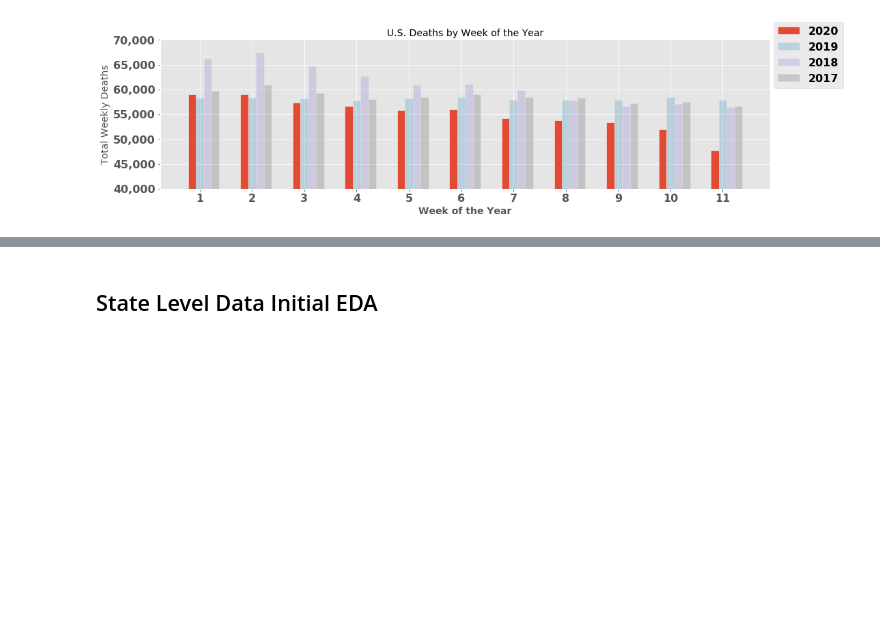
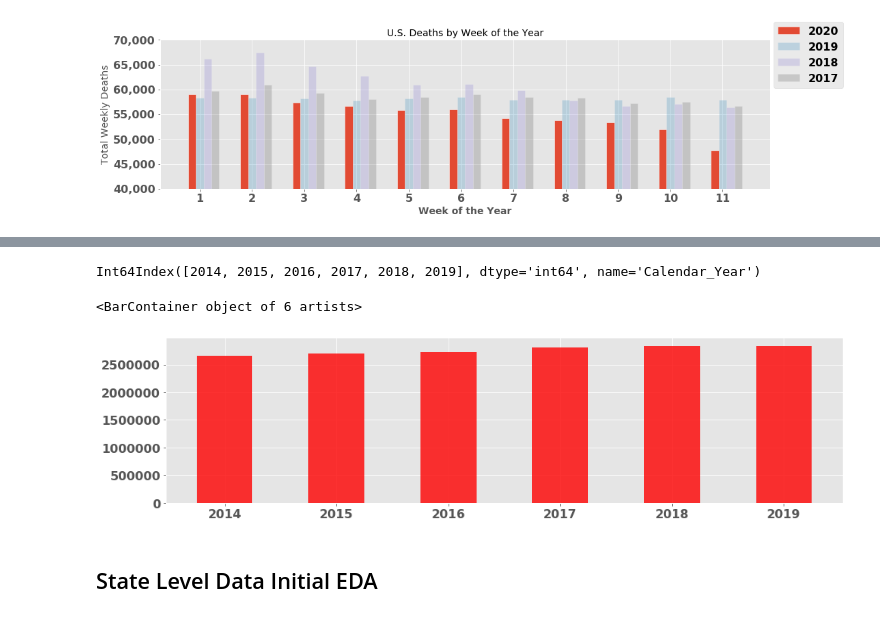
Before and after one commit to jdybuncio/usa-mortality-investigation, a Jupyter notebook: eda_file.ipynb, the cells around one changed output, grey strips where cells are left out. Drawn from its saved outputs; the diff is of its cells as text; code cells hidden in the pictures; blank space fills up the shorter version.

```diff
--- a/eda_file.ipynb
+++ b/eda_file.ipynb
@@ -467,0 +512,13 @@ plt.show()
+# %%
+annual_deaths = df_national_official.groupby('Calendar_Year').sum()[['Total_Deaths']]
+# %%
+annual_deaths.index[1:7]
+# %% [output]
+Int64Index([2014, 2015, 2016, 2017, 2018, 2019], dtype='int64', name='Calendar_Year')
+# %%
+fig, ax = plt.subplots(figsize =(16,4))
+
+ax.bar(annual_deaths.index[1:7],annual_deaths.Total_Deaths[1:7], width = 0.5, align = 'center', color = 'red', alpha = 0.8)
+# %% [output]
+<BarContainer object of 6 artists>
+[figure, added]
```
Also changed, not shown: parts of 71 cells of this notebook, 4 other files.
